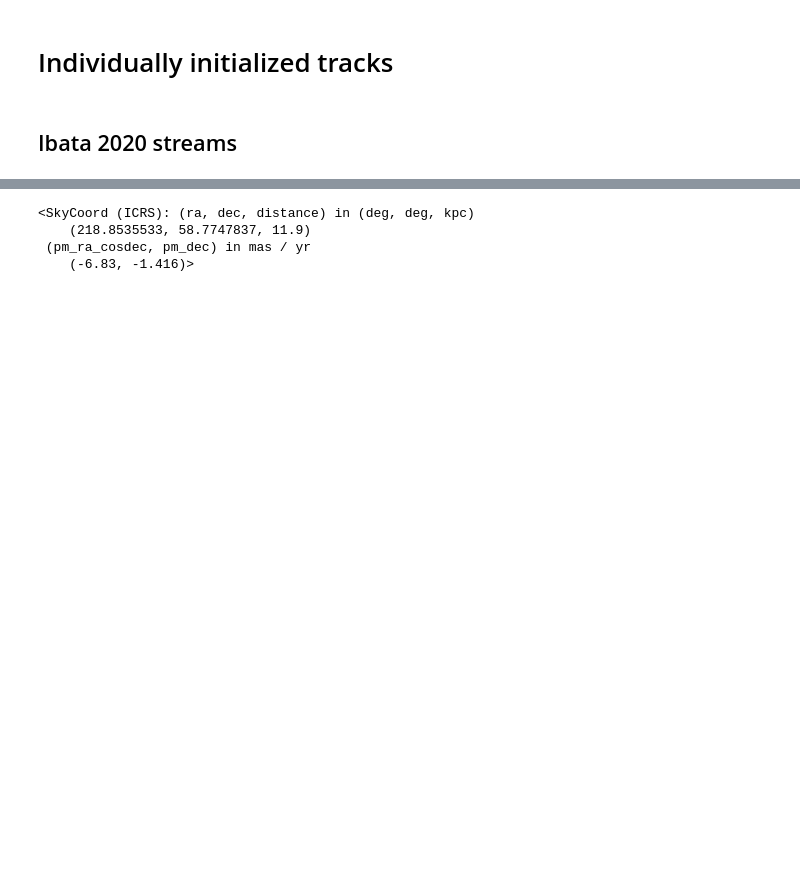
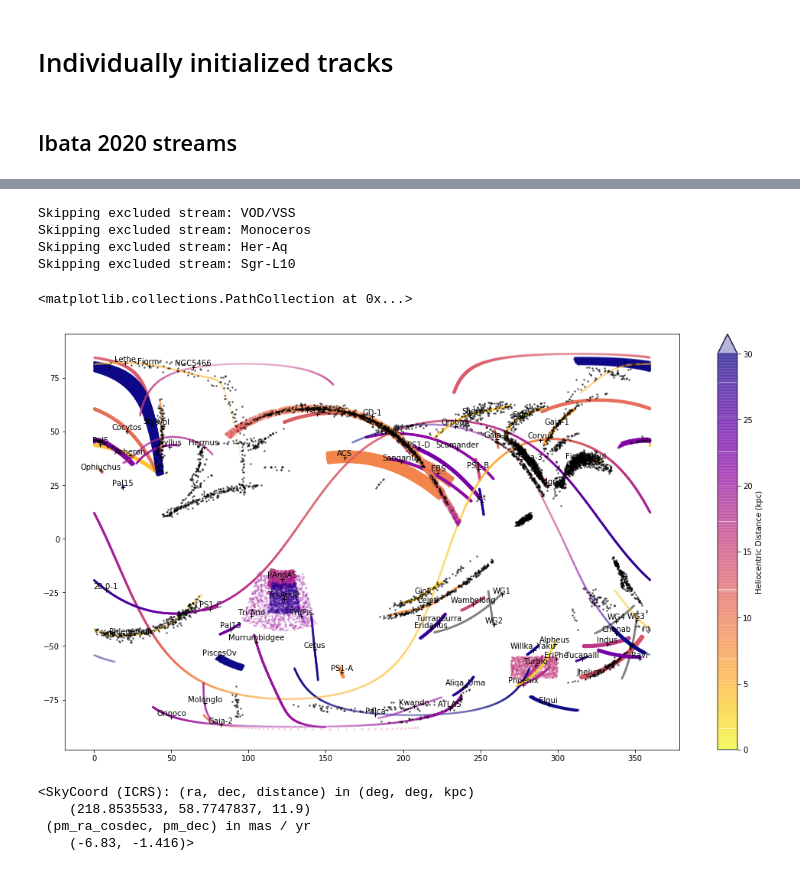
Before and after one commit to cmateu/galstreams, a Jupyter notebook: galstreams/tracks/standardized_tracks.ipynb, the cells around one changed output, grey strips where cells are left out. Drawn from its saved outputs; the diff is of its cells as text; code cells hidden in the pictures; blank space fills up the shorter version.

```diff
--- a/galstreams/tracks/standardized_tracks.ipynb
+++ b/galstreams/tracks/standardized_tracks.ipynb
@@ -478,7 +503,7 @@ Individually initialized tracks
 Ibata 2020 streams
 ------------------
 # %%
-ibt=astropy.io.ascii.read("../support_data/tab01_toCecilia.cat")
+ibt=astropy.io.ascii.read("../support_data/tab01.Ibata2020.wnames.cat")
 ib=ac.SkyCoord(ra=ibt["ra_epoch2000"]*u.deg, dec=ibt["dec_epoch2000"]*u.deg, distance=ibt["dis"]*u.kpc,
                 pm_ra_cosdec=ibt["pmra"]*u.mas/u.yr, pm_dec=ibt["pmdec"]*u.mas/u.yr)#, radial_velocity=np.zeros(ibt["dis"].size)*u.km/u.s)
-ib.stream=ibt["stream"]
+ib.StreamName=ibt["StreamName"]
@@ -492,3 +532,22 @@ plt.plot(ib.galactic.l[m],ib.galactic.b[m],'.k')
+# %%
+m=ib.StreamName=="GD-1"
+#plt.plot(ib.galactic.l[m],ib.galactic.b[m],'.k')
+fig=plt.figure(1,figsize=(18,10))
+ax=fig.add_subplot(111)
+cmapp=plt.cm.plasma_r
+cmapp.set_under('grey')   #If distance info is missing (-1), plot in grey
+
+mwsts.plot_stream_compilation(ax,plot_colorbar=True,scat_kwargs=dict(vmin=0.,vmax=30.,cmap=cmapp, alpha=0.3), exclude_streams=["Sgr-L10","Her-Aq","Monoceros","VOD/VSS"],
+                                  use_shortnames=False, cb_kwargs=dict(label='Heliocentric Distance (kpc)'),
+                                  verbose=False)
+ax.scatter(ib.galactic.l,ib.galactic.b,c='k',marker='.',s=10,alpha=0.5)
+# %% [output]
+Skipping excluded stream: VOD/VSS
+Skipping excluded stream: Monoceros
+Skipping excluded stream: Her-Aq
+Skipping excluded stream: Sgr-L10
+<matplotlib.collections.PathCollection at 0x...>
+[figure, added]
 # %%
 ib[m][-3]
 # %% [output]
```
Also changed, not shown: parts of 52 cells of this notebook.
